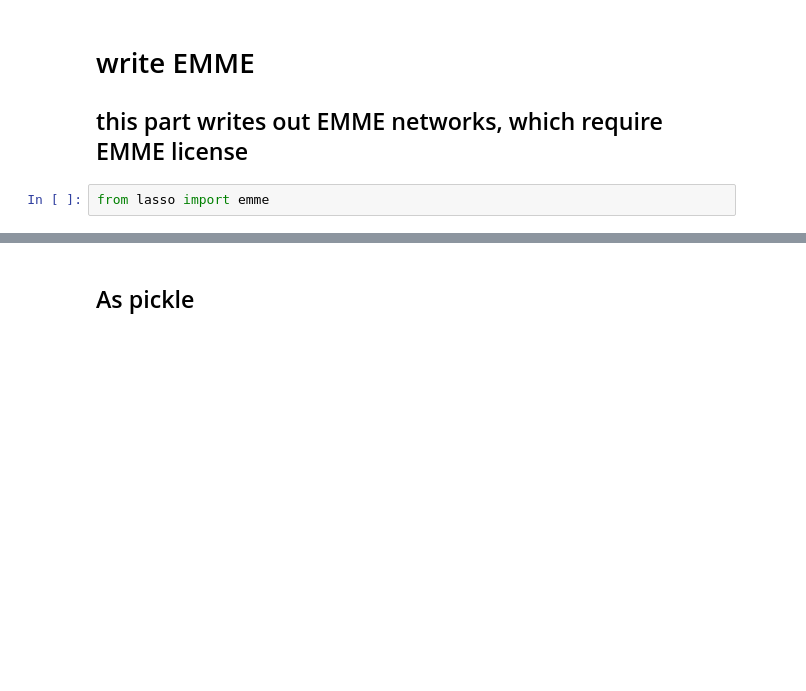
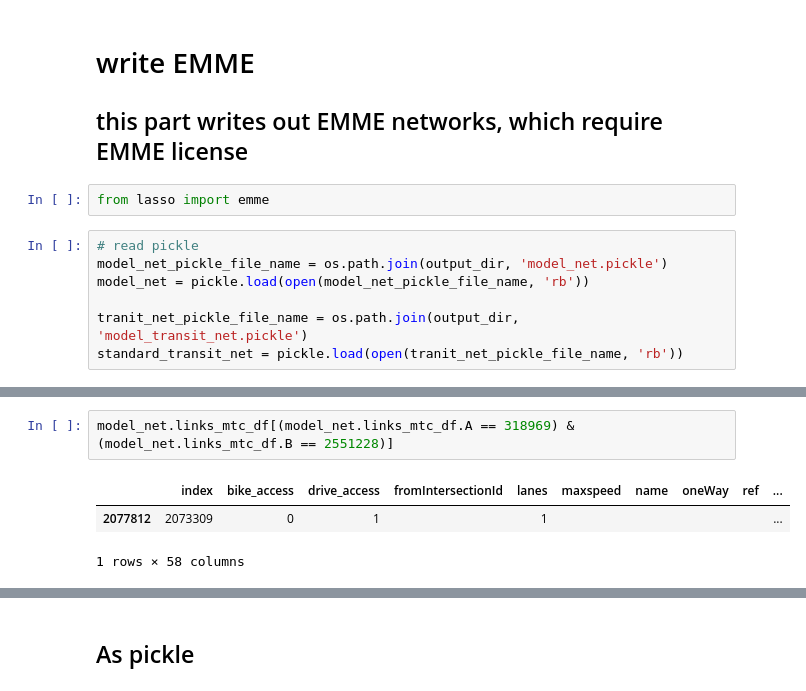
Before and after one commit to BayAreaMetro/travel-model-two-networks, a Jupyter notebook: notebooks/10-all-projects.ipynb, the cells around one changed output, grey strips where cells are left out. Drawn from its saved outputs; the diff is of its cells as text; blank space fills up the shorter version.

```diff
--- a/notebooks/10-all-projects.ipynb
+++ b/notebooks/10-all-projects.ipynb
@@ -1221,5 +1492,12 @@ mtc.write_as_cube_lin(standard_transit_net, parameters, outpath = os.path.join(o
 ## this part writes out EMME networks, which require EMME license
 # %%
 from lasso import emme
+# %%
+# read pickle
+model_net_pickle_file_name = os.path.join(output_dir, 'model_net.pickle')
+model_net = pickle.load(open(model_net_pickle_file_name, 'rb'))
+
+tranit_net_pickle_file_name = os.path.join(output_dir, 'model_transit_net.pickle')
+standard_transit_net = pickle.load(open(tranit_net_pickle_file_name, 'rb'))
 # %%
 emme.create_emme_network(
@@ -1262,0 +1526,6 @@ d:\github\lfs-cleaning\travel-model-two-networks\data\processed\version_12\emme_
+# %%
+model_net.links_mtc_df[(model_net.links_mtc_df.A == 318969) & (model_net.links_mtc_df.B == 2551228)]
+# %% [output]
+|  | index | bike_access | drive_access | fromIntersectionId | lanes | maxspeed | name | oneWay | ref | ... |
+| 2077812 | 2073309 | 0 | 1 |  | 1 |  |  |  |  | ... |
+1 rows × 58 columns
```
Also changed, not shown: parts of 65 cells of this notebook.
